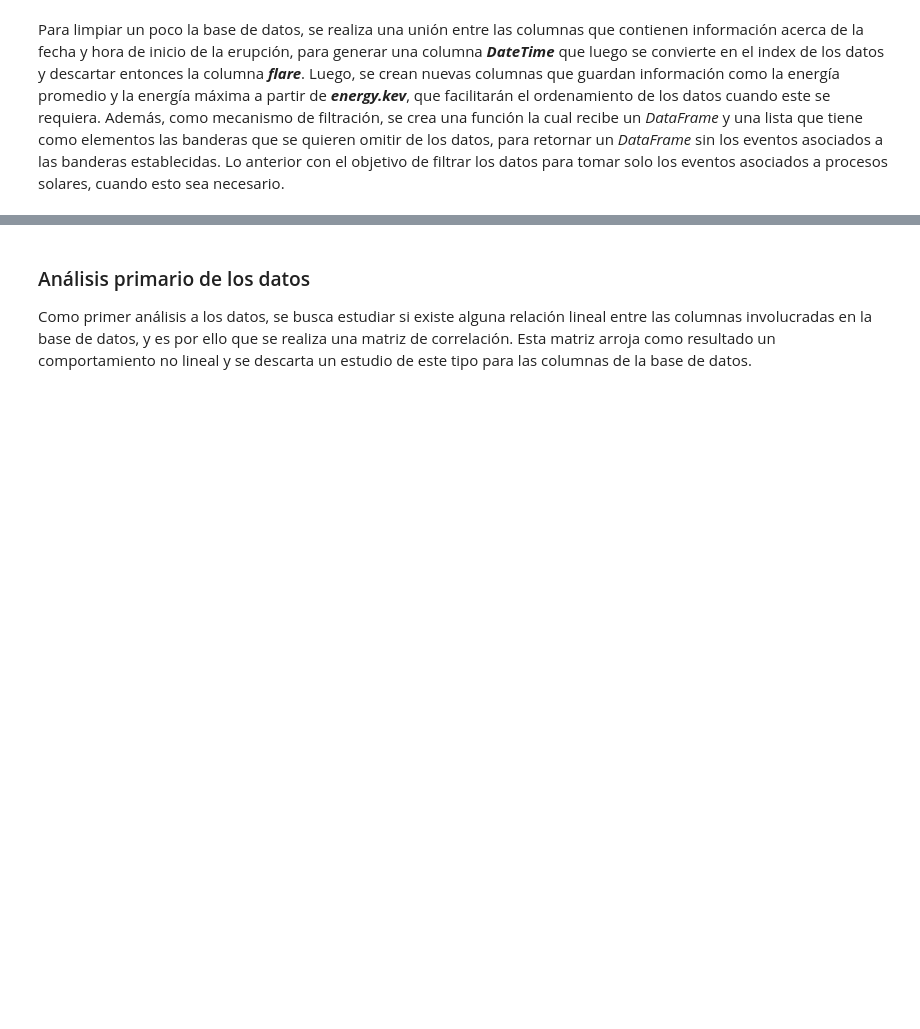
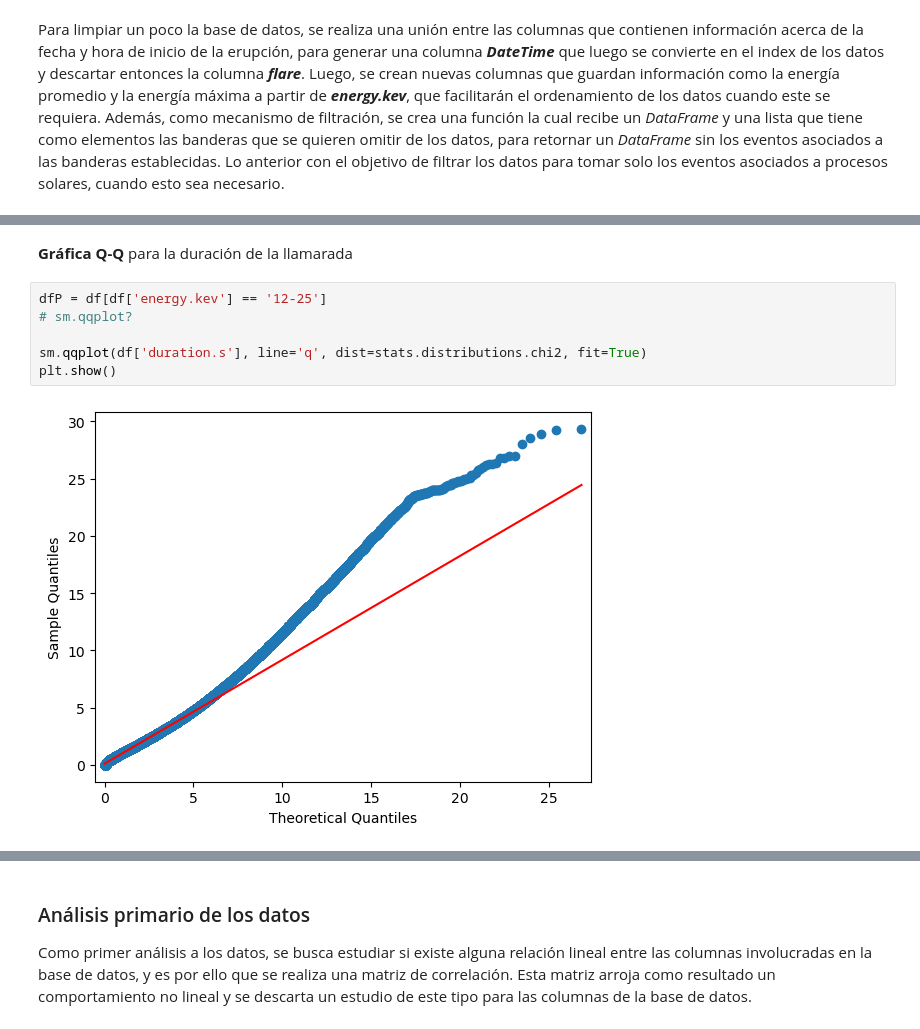
Before and after one commit to Exploratory-Data-Analiysis/Exam_1, a Jupyter notebook: ParcialFC.ipynb, the cells around one changed output, grey strips where cells are left out. Drawn from its saved outputs; the diff is of its cells as text; blank space fills up the shorter version.

```diff
--- a/ParcialFC.ipynb
+++ b/ParcialFC.ipynb
@@ -80,0 +85,10 @@ df
+# %% [markdown]
+**Gráfica Q-Q** para la duración de la llamarada
+# %%
+dfP = df[df['energy.kev'] == '12-25']
+# sm.qqplot?
+
+sm.qqplot(df['duration.s'], line='q', dist=stats.distributions.chi2, fit=True)
+plt.show()
+# %% [output]
+[figure, added]
```
Also changed, not shown: parts of 16 cells of this notebook.
